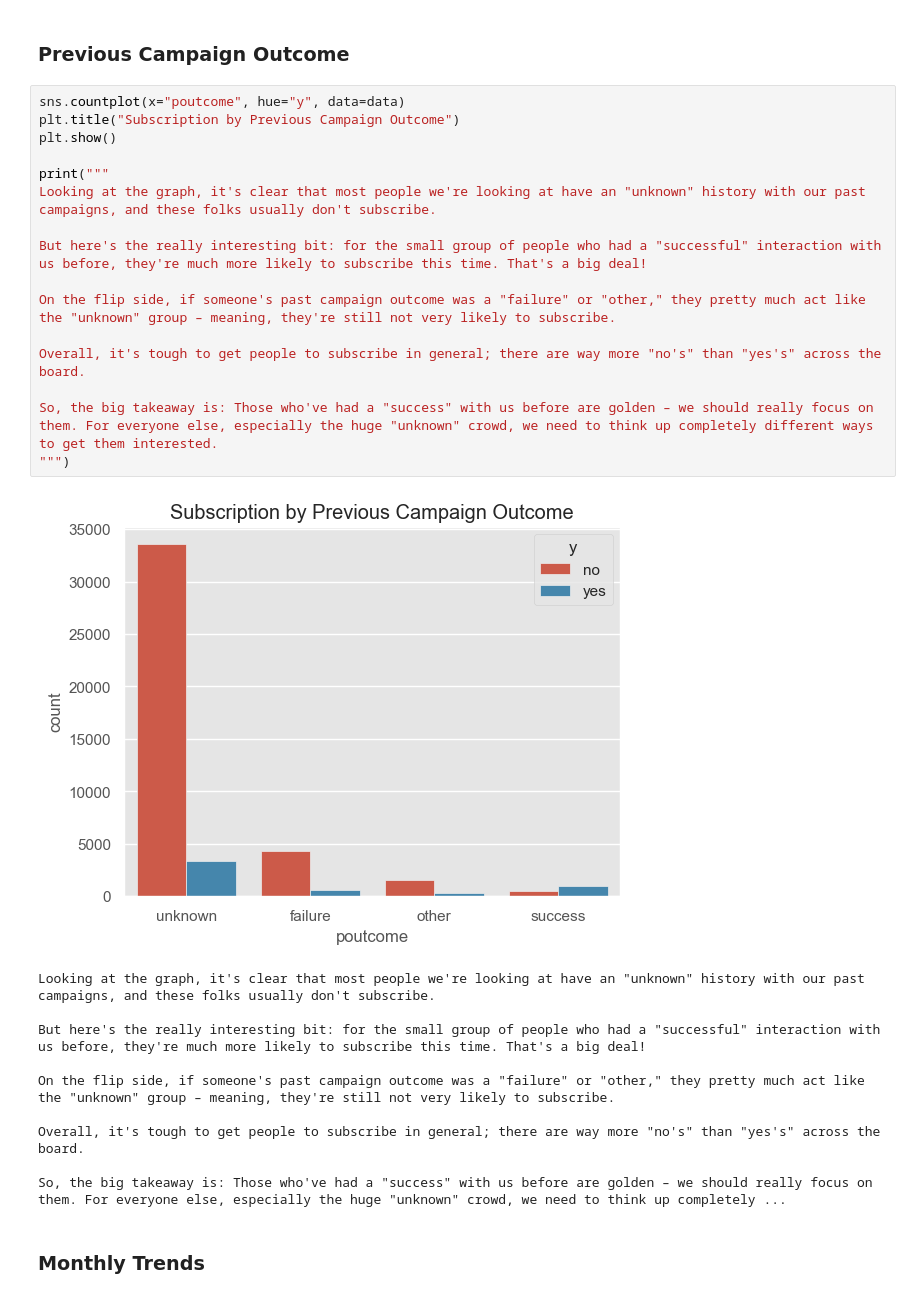
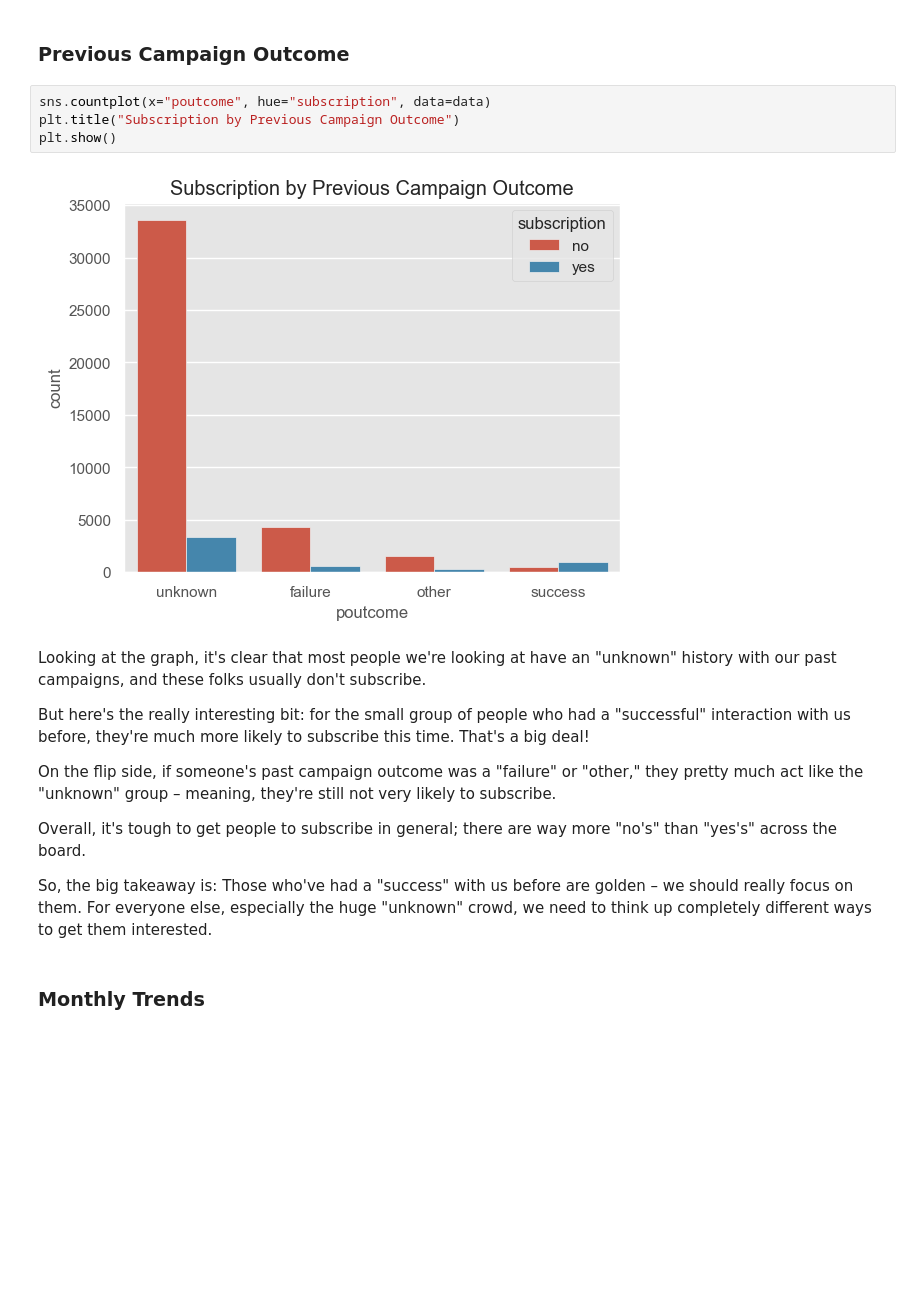
Before and after one commit to JohnEvansOkyere/bank-subscription-prediction, a Jupyter notebook: notebook/01_eda.ipynb, the cells around one changed output. Saved outputs shown, nothing was run; the diff lists cells and outputs as text; blank space fills up the shorter version.

```diff
--- a/notebook/01_eda.ipynb
+++ b/notebook/01_eda.ipynb
@@ -229,32 +354,22 @@ People with primary education or unknown education level were least likely to su
 # %% [markdown]
 ### Previous Campaign Outcome
 # %%
-sns.countplot(x="poutcome", hue="y", data=data)
+sns.countplot(x="poutcome", hue="subscription", data=data)
 plt.title("Subscription by Previous Campaign Outcome")
 plt.show()
-
-print("""
-Looking at the graph, it's clear that most people we're looking at have an "unknown" history with our past campaigns, and these folks usually don't subscribe.
-
-But here's the really interesting bit: for the small group of people who had a "successful" interaction with us before, they're much more likely to subscribe this time. That's a big deal!
-
-On the flip side, if someone's past campaign outcome was a "failure" or "other," they pretty much act like the "unknown" group – meaning, they're still not very likely to subscribe.
-
-Overall, it's tough to get people to subscribe in general; there are way more "no's" than "yes's" across the board.
-
-So, the big takeaway is: Those who've had a "success" with us before are golden – we should really focus on them. For everyone else, especially the huge "unknown" crowd, we need to think up completely different ways to get them interested.
-""")
 # %% [output]
-[figure, old version]
+[figure, new version]
-Looking at the graph, it's clear that most people we're looking at have an "unknown" history with our past campaigns, and these folks usually don't subscribe.
-
-But here's the really interesting bit: for the small group of people who had a "successful" interaction with us before, they're much more likely to subscribe this time. That's a big deal!
-
-On the flip side, if someone's past campaign outcome was a "failure" or "other," they pretty much act like the "unknown" group – meaning, they're still not very likely to subscribe.
-
-Overall, it's tough to get people to subscribe in general; there are way more "no's" than "yes's" across the board.
-
-So, the big takeaway is: Those who've had a "success" with us before are golden – we should really focus on them. For everyone else, especially the huge "unknown" crowd, we need to think up completely ...
+# %% [markdown]
+
+Looking at the graph, it's clear that most people we're looking at have an "unknown" history with our past campaigns, and these folks usually don't subscribe.
+
+But here's the really interesting bit: for the small group of people who had a "successful" interaction with us before, they're much more likely to subscribe this time. That's a big deal!
+
+On the flip side, if someone's past campaign outcome was a "failure" or "other," they pretty much act like the "unknown" group – meaning, they're still not very likely to subscribe.
+
+Overall, it's tough to get people to subscribe in general; there are way more "no's" than "yes's" across the board.
+
+So, the big takeaway is: Those who've had a "success" with us before are golden – we should really focus on them. For everyone else, especially the huge "unknown" crowd, we need to think up completely different ways to get them interested.
 # %% [markdown]
 ### Monthly Trends
 # %%
```
Also changed, not shown: parts of 38 cells of this notebook, 9 other files.
